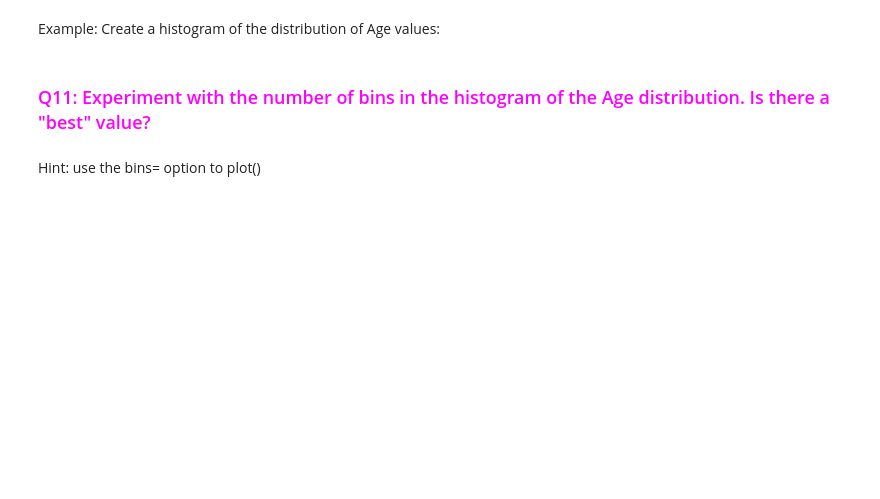
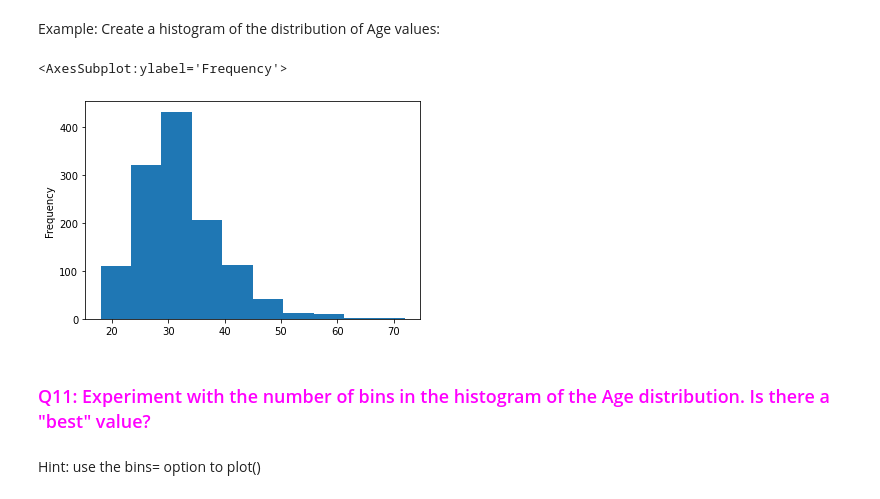
Before and after one commit to TrellixVulnTeam/si618-student_J7QT, a Jupyter notebook: inclass/SI_618_Day_02_Pandas_I_Inclass.ipynb, the cells around one changed output. Cells and saved outputs as stored; diff of their text form; code cells hidden in the pictures; blank space fills up the shorter version.

```diff
--- a/inclass/SI_618_Day_02_Pandas_I_Inclass.ipynb
+++ b/inclass/SI_618_Day_02_Pandas_I_Inclass.ipynb
@@ -300,7 +850,10 @@ df.benefits.value_counts(normalize=True).plot.bar()
 # %% [markdown]
 Example: Create a histogram of the distribution of Age values:
 # %%
-df.Age.value_counts().plot.hist()
+df[(df.Age < 100) & (df.Age > 15)].Age.plot.hist()
+# %% [output]
+<AxesSubplot:ylabel='Frequency'>
+[figure, added]
 # %% [markdown]
 ### <font color="magenta">Q11: Experiment with the number of bins in the histogram of the Age distribution.  Is there a "best" value?</font>
 # %% [markdown]
```
Also changed, not shown: parts of 112 cells of this notebook, 19 other files.
